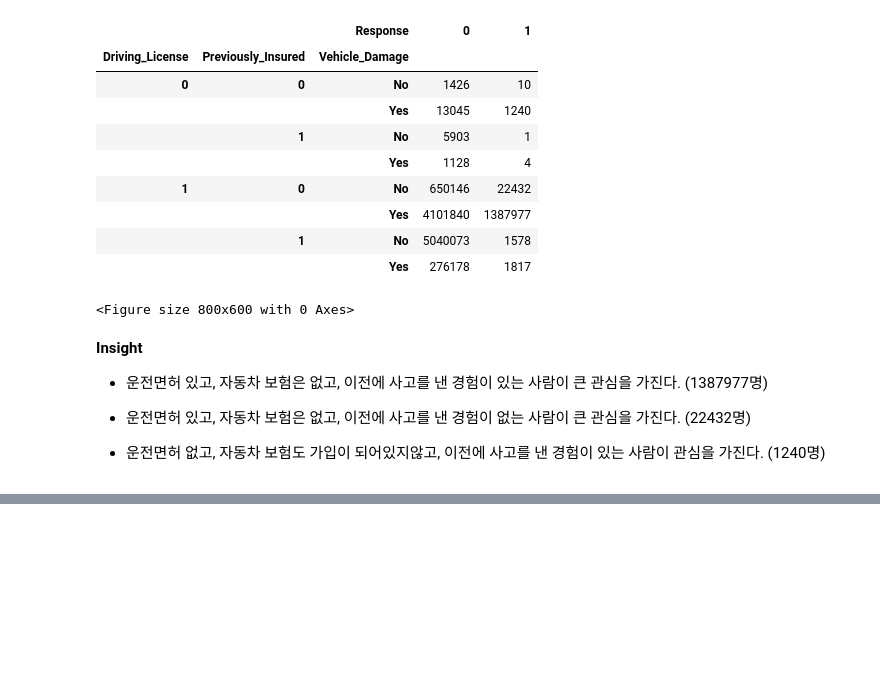
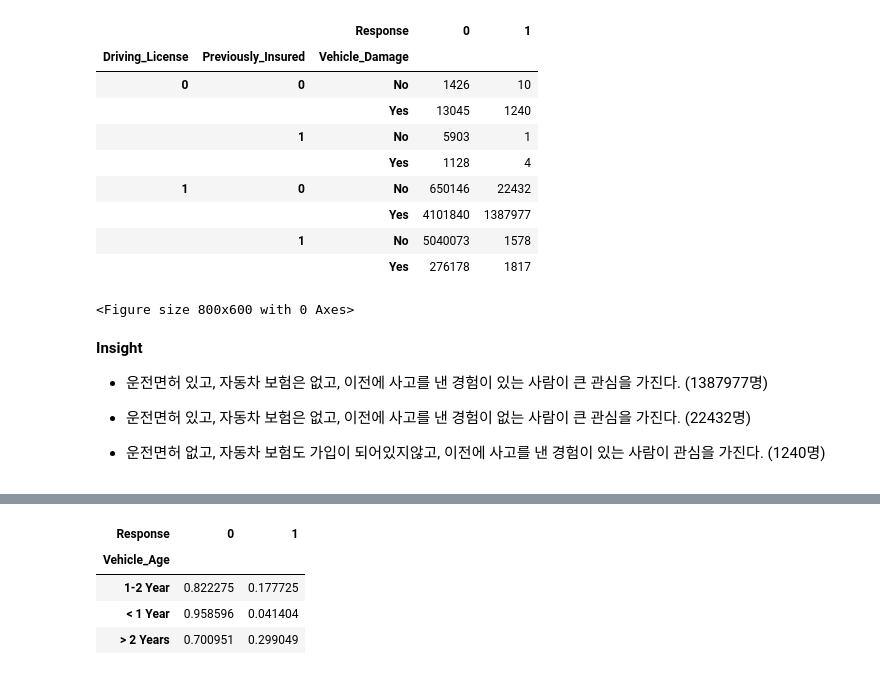
Before and after one commit to kissthedata/project, a Jupyter notebook: health insurance/analysis.ipynb, the cells around one changed output, grey strips where cells are left out. Cells and saved outputs as stored; diff of their text form; code cells hidden in the pictures; blank space fills up the shorter version.

```diff
--- a/health insurance/analysis.ipynb
+++ b/health insurance/analysis.ipynb
@@ -213,0 +236,11 @@ pd.crosstab([train['Driving_License'], train['Previously_Insured'], train['Vehic
+# %%
+# 차량 연식에 따른 자동차 보험 관심도
+# 가설 - 차량 연식이 낮을수록(새차일수록) 자동차 보험에 관심이 있을것이다.
+
+pd.crosstab(train['Vehicle_Age'], train['Response'], normalize='index').style.background_gradient(cmap='coolwarm')
+# %% [output]
+| Response | 0 | 1 |
+| Vehicle_Age |  |  |
+| 1-2 Year | 0.822275 | 0.177725 |
+| < 1 Year | 0.958596 | 0.041404 |
+| > 2 Years | 0.700951 | 0.299049 |
```
Also changed, not shown: parts of 5 cells of this notebook.
